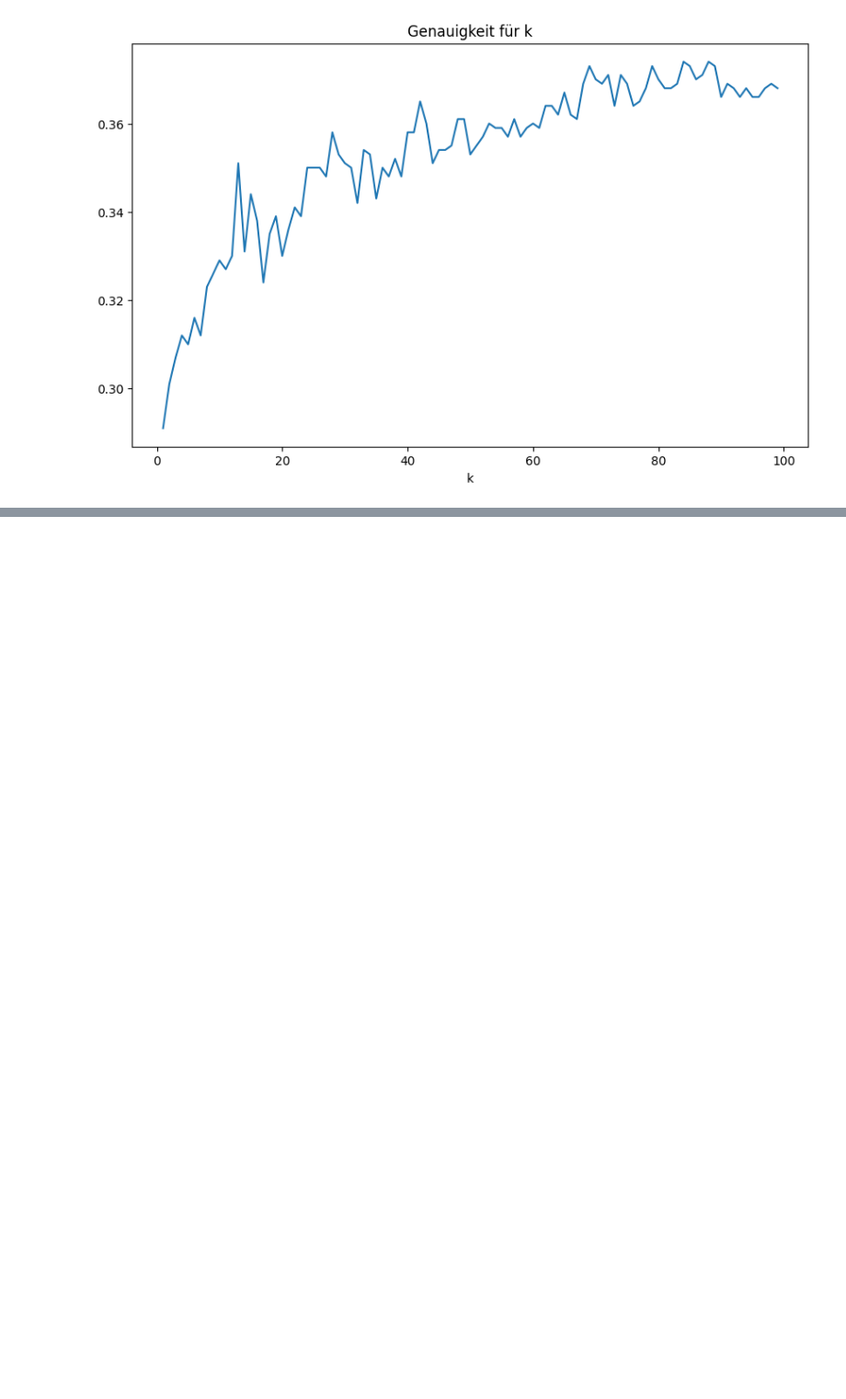
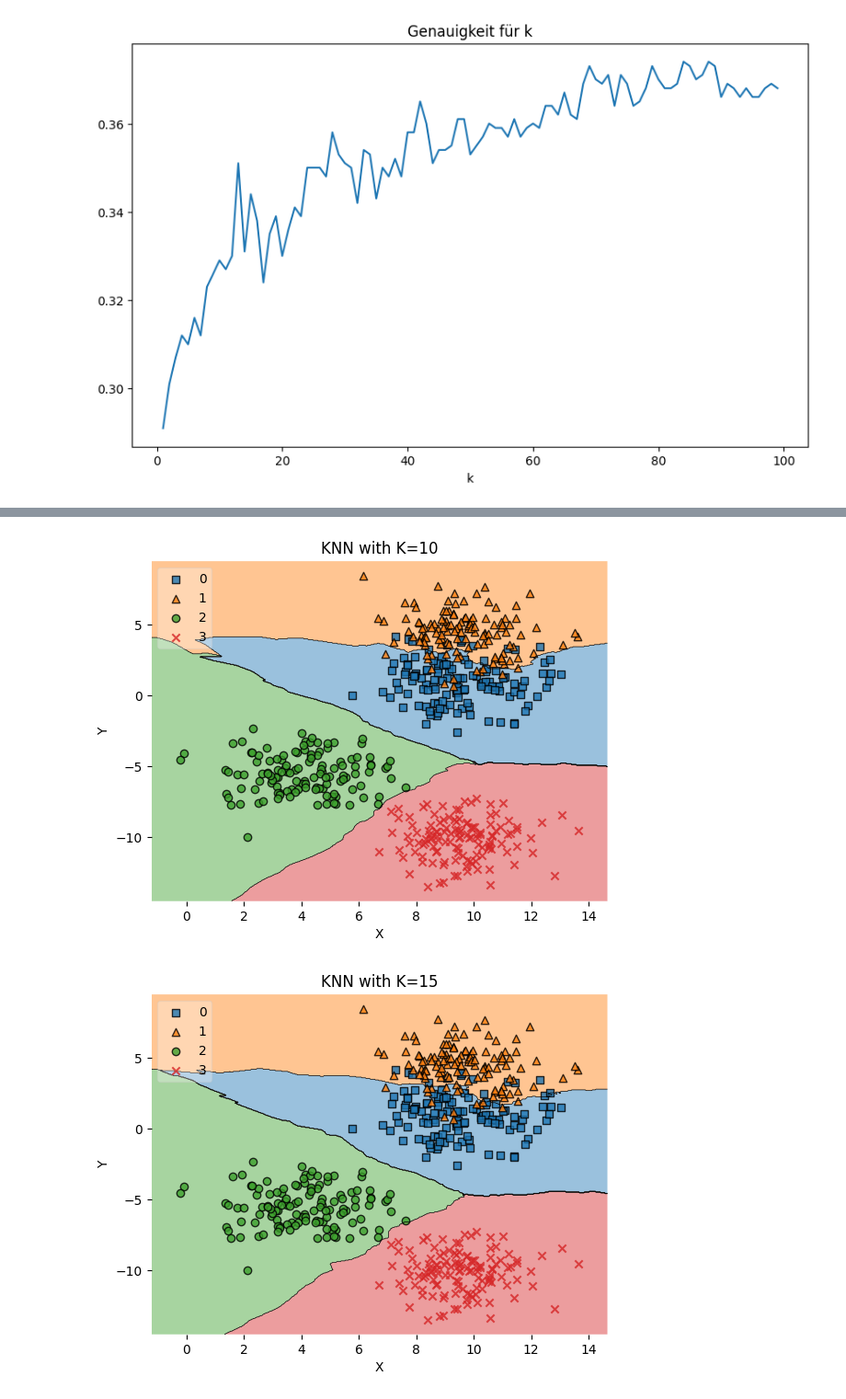
Before and after one commit to AdrianoF03/Projekt-Big-Data-Analytics, a Jupyter notebook: telefon.ipynb, the cells around one changed output, grey strips where cells are left out. Shown: that part at 92% size. Cells and saved outputs as stored; diff of their text form; code cells hidden in the pictures; blank space fills up the shorter version.

```diff
--- a/telefon.ipynb
+++ b/telefon.ipynb
@@ -36,7 +36,7 @@ from sklearn.neighbors import KNeighborsClassifier
 from sklearn.model_selection import train_test_split
 
 x_training, x_test, y_training, y_test = train_test_split(X, Y, test_size = 0.2, random_state = 1, stratify = Y)
-knn = KNeighborsClassifier(n_neighbors=3)
+knn = KNeighborsClassifier(n_neighbors=14)
 vorhersage_scikit = knn.fit(x_training, y_training)
 # %%
 vorhersage_scikit = knn.predict(x_test)
@@ -106,0 +127,16 @@ Text(0.5, 0, 'k')
+# %%
+from sklearn import datasets, neighbors
+from mlxtend.plotting import plot_decision_regions
+
+# Create and train KNN models with different K values
+for k in [10, 15, 20]:
+    knn = neighbors.KNeighborsClassifier(n_neighbors=k)
+    knn.fit(X_train, y_train)
+    plot_decision_regions(X, y, clf=knn, legend=2)
+    plt.xlabel('X')
+    plt.ylabel('Y')
+    plt.title(f'KNN with K={k}')
+    plt.show()
+# %% [output]
+[figure, added]
+[figure, added]
```
Also changed, not shown: parts of 3 cells of this notebook.
